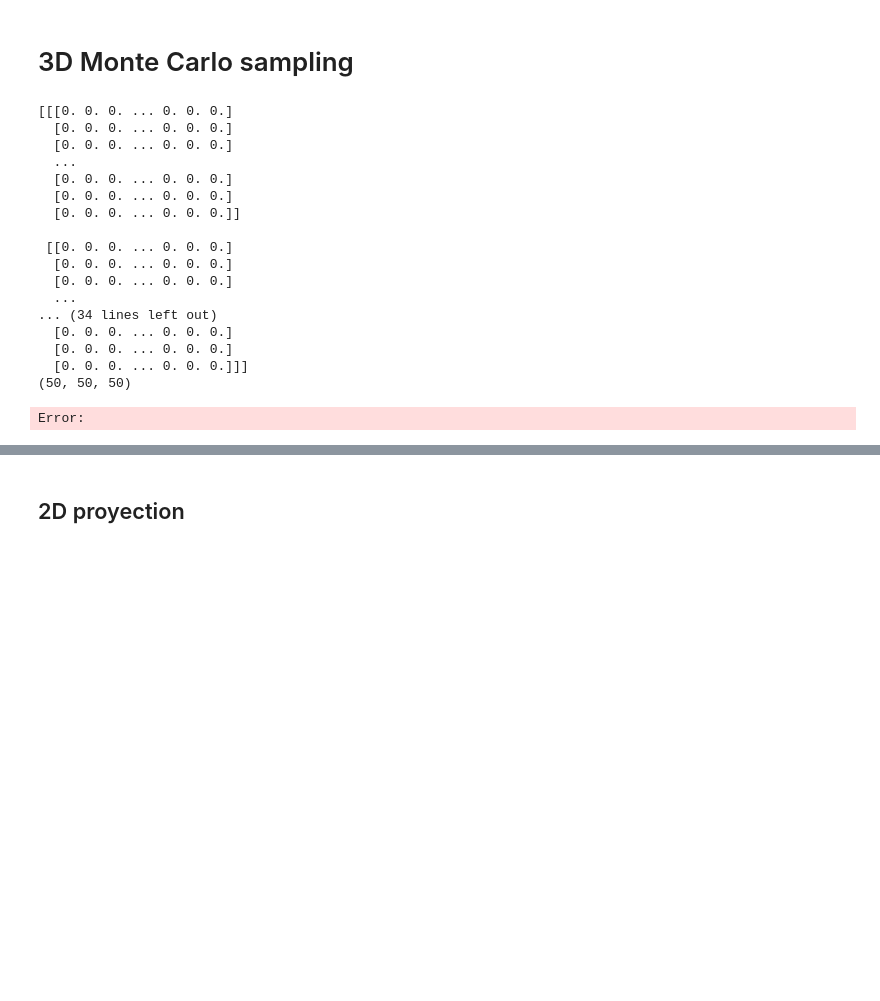
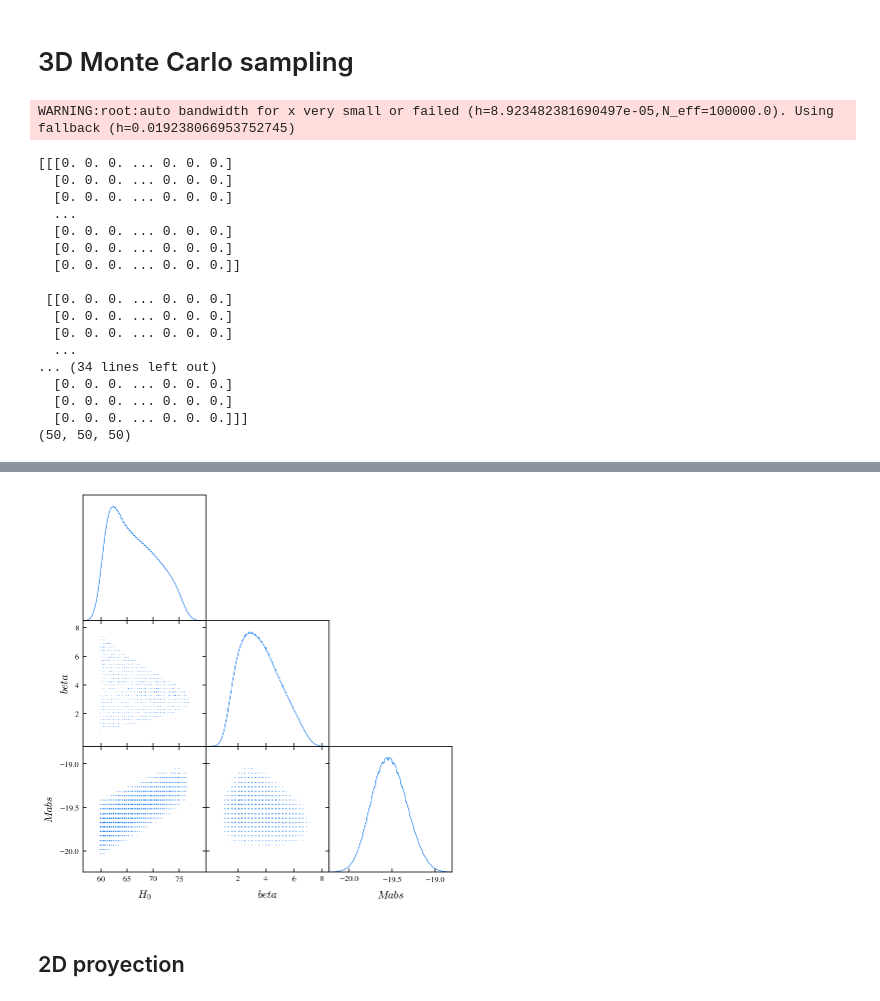
Before and after one commit to matiasleize/GC_MCMC, a Jupyter notebook: notebooks/age_of_the_universe/final stuff/plot_age_of_universe_0.90_heatmap_load.ipynb, the cells around one changed output, grey strips where cells are left out. Cells and saved outputs as stored; diff of their text form; code cells hidden in the pictures; blank space fills up the shorter version.

```diff
--- a/notebooks/age_of_the_universe/final stuff/plot_age_of_universe_0.90_heatmap_load.ipynb
+++ b/notebooks/age_of_the_universe/final stuff/plot_age_of_universe_0.90_heatmap_load.ipynb
@@ -245,7 +241,7 @@ flattened_probs = p3d.flatten()
 grid_points = np.array(np.meshgrid(x_vals, y_vals, z_vals, indexing='ij')).reshape(3, -1).T
 
 # Sample points from the distribution
-num_samples = int(1e8)  # Number of samples you want
+num_samples = int(1e5)  # Number of samples you want
 sample_indices = np.random.choice(len(flattened_probs), size=num_samples, p=flattened_probs)
 samples = grid_points[sample_indices]
 
@@ -257,21 +253,21 @@ g = gdplt.get_subplot_plotter()
 g.triangle_plot([gd_samples], filled=True)
 plt.show()
 # %% [output]
-[[[0. 0. 0. ... 0. 0. 0.]
-  [0. 0. 0. ... 0. 0. 0.]
-  [0. 0. 0. ... 0. 0. 0.]
-  ...
-  [0. 0. 0. ... 0. 0. 0.]
-  [0. 0. 0. ... 0. 0. 0.]
-  [0. 0. 0. ... 0. 0. 0.]]
-
- [[0. 0. 0. ... 0. 0. 0.]
-  [0. 0. 0. ... 0. 0. 0.]
-  [0. 0. 0. ... 0. 0. 0.]
-  ...
-... (34 lines left out)
-  [0. 0. 0. ... 0. 0. 0.]
-  [0. 0. 0. ... 0. 0. 0.]
-  [0. 0. 0. ... 0. 0. 0.]]]
-(50, 50, 50)
+WARNING:root:auto bandwidth for x very small or failed (h=8.923482381690497e-05,N_eff=100000.0). Using fallback (h=0.019238066953752745)
-Error:
+[[[0. 0. 0. ... 0. 0. 0.]
+  [0. 0. 0. ... 0. 0. 0.]
+  [0. 0. 0. ... 0. 0. 0.]
+  ...
+  [0. 0. 0. ... 0. 0. 0.]
+  [0. 0. 0. ... 0. 0. 0.]
+  [0. 0. 0. ... 0. 0. 0.]]
+
+ [[0. 0. 0. ... 0. 0. 0.]
+  [0. 0. 0. ... 0. 0. 0.]
+  [0. 0. 0. ... 0. 0. 0.]
+  ...
+... (34 lines left out)
+  [0. 0. 0. ... 0. 0. 0.]
+  [0. 0. 0. ... 0. 0. 0.]
+  [0. 0. 0. ... 0. 0. 0.]]]
+(50, 50, 50)
@@ -278,3 +279,4 @@ Error:
+[figure, added]
 # %% [markdown]
 ## 2D proyection
 # %%
```
Also changed, not shown: parts of 5 cells of this notebook, 2 other files.
